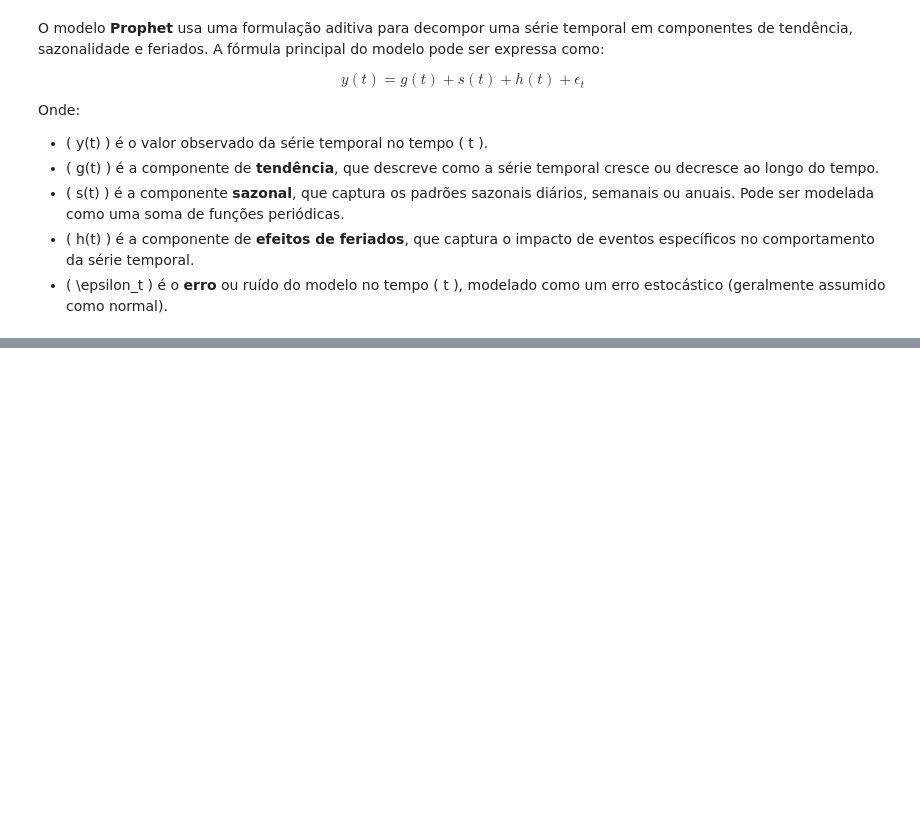
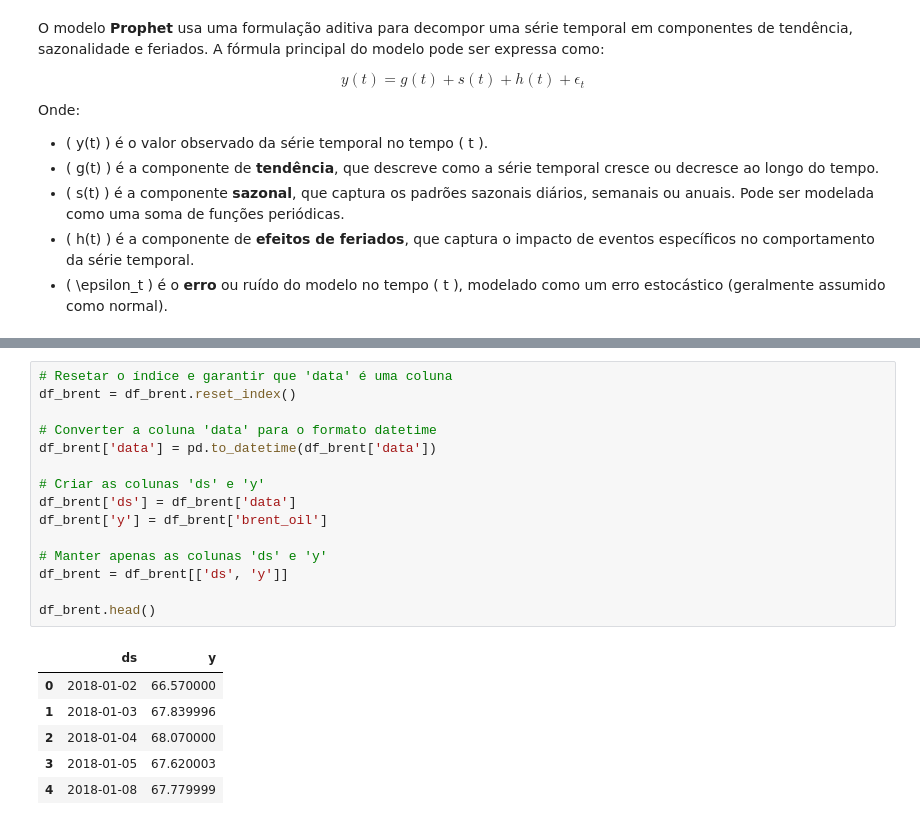
Before and after one commit to gleicessouza/projeto-petroleo-brent, a Jupyter notebook: notebooks/prevendo_os_valores.ipynb, the cells around one changed output, grey strips where cells are left out. Cells and saved outputs as stored; diff of their text form; blank space fills up the shorter version.

```diff
--- a/notebooks/prevendo_os_valores.ipynb
+++ b/notebooks/prevendo_os_valores.ipynb
@@ -650,0 +662,22 @@ Onde:
+# %%
+# Resetar o índice e garantir que 'data' é uma coluna
+df_brent = df_brent.reset_index()
+
+# Converter a coluna 'data' para o formato datetime
+df_brent['data'] = pd.to_datetime(df_brent['data'])
+
+# Criar as colunas 'ds' e 'y'
+df_brent['ds'] = df_brent['data']
+df_brent['y'] = df_brent['brent_oil']
+
+# Manter apenas as colunas 'ds' e 'y'
+df_brent = df_brent[['ds', 'y']]
+
+df_brent.head()
+# %% [output]
+|  | ds | y |
+| 0 | 2018-01-02 | 66.570000 |
+| 1 | 2018-01-03 | 67.839996 |
+| 2 | 2018-01-04 | 68.070000 |
+| 3 | 2018-01-05 | 67.620003 |
+| 4 | 2018-01-08 | 67.779999 |
```
Also changed, not shown: parts of 7 cells of this notebook, 2 other files.
